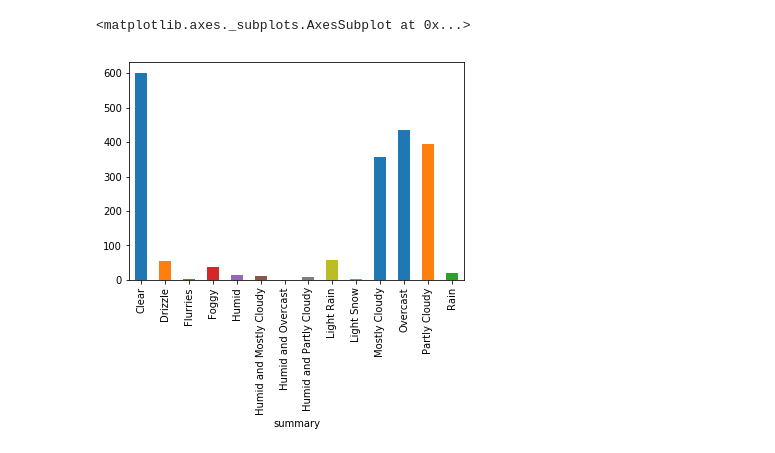
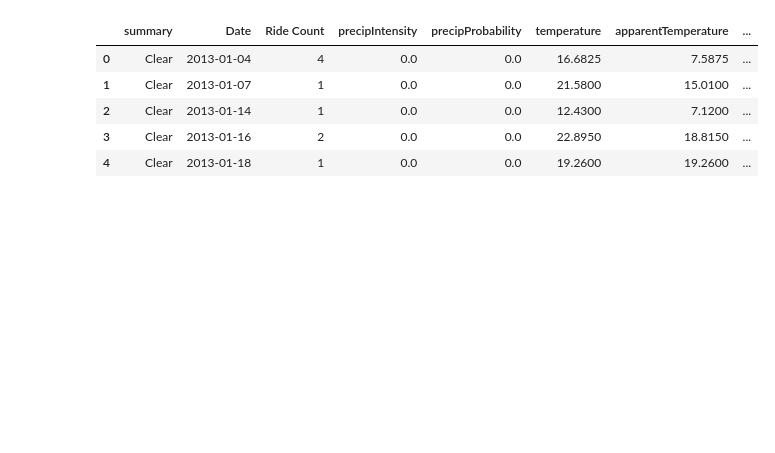
Before and after one commit to peterjorphan/07-project_one, a Jupyter notebook: Data Analysis.ipynb, the cells around one changed output. Cells and saved outputs as stored; diff of their text form; code cells hidden in the pictures; blank space fills up the shorter version.

```diff
--- a/Data Analysis.ipynb
+++ b/Data Analysis.ipynb
@@ -39,6 +21,13 @@ Name: summary, dtype: int64
-# %%
-grouped_weather['summary'].count().plot(kind='bar')
-# problem is we don't take into account frequency of conditions. Need to create index by dividing by 'date'
-# %% [output]
-<matplotlib.axes._subplots.AxesSubplot at 0x...>
-[figure, removed]
+# %%
+bins = df_weather['summary'].unique()
+
+df_WeatherGrouped = df_weather.groupby(['summary','Date'], as_index=False).agg({'Trip ID': 'count', 'precipIntensity': 'mean', 'precipProbability': 'mean', 'temperature': 'mean', 'apparentTemperature': 'mean', 'windSpeed': 'mean'})
+df_WeatherGrouped = df_WeatherGrouped.rename(columns = {'Trip ID':'Ride Count'})
+df_WeatherGrouped.head()
+# %% [output]
+|  | summary | Date | Ride Count | precipIntensity | precipProbability | temperature | apparentTemperature | ... |
+| 0 | Clear | 2013-01-04 | 4 | 0.0 | 0.0 | 16.6825 | 7.5875 | ... |
+| 1 | Clear | 2013-01-07 | 1 | 0.0 | 0.0 | 21.5800 | 15.0100 | ... |
+| 2 | Clear | 2013-01-14 | 1 | 0.0 | 0.0 | 12.4300 | 7.1200 | ... |
+| 3 | Clear | 2013-01-16 | 2 | 0.0 | 0.0 | 22.8950 | 18.8150 | ... |
+| 4 | Clear | 2013-01-18 | 1 | 0.0 | 0.0 | 19.2600 | 19.2600 | ... |
```
Also changed, not shown: parts of 8 cells of this notebook.
